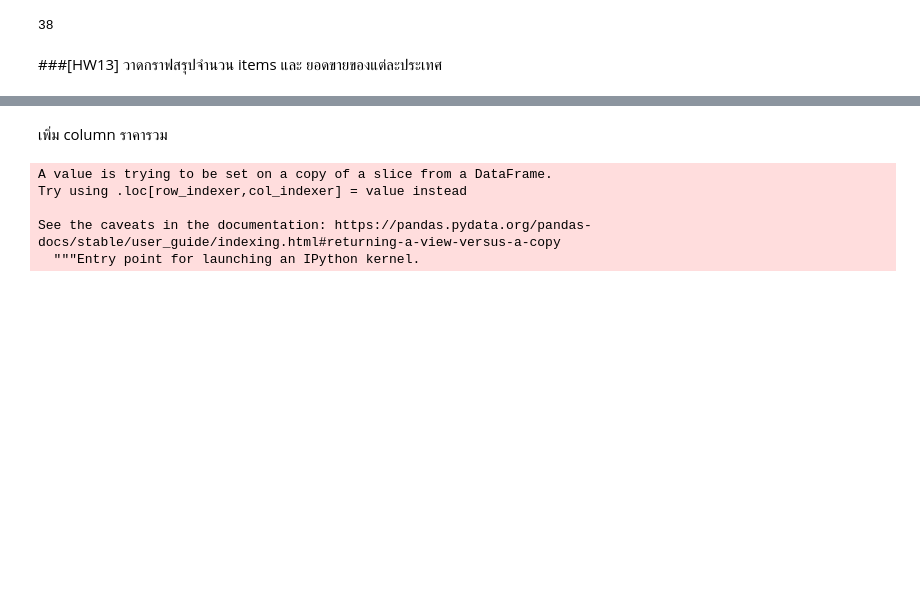
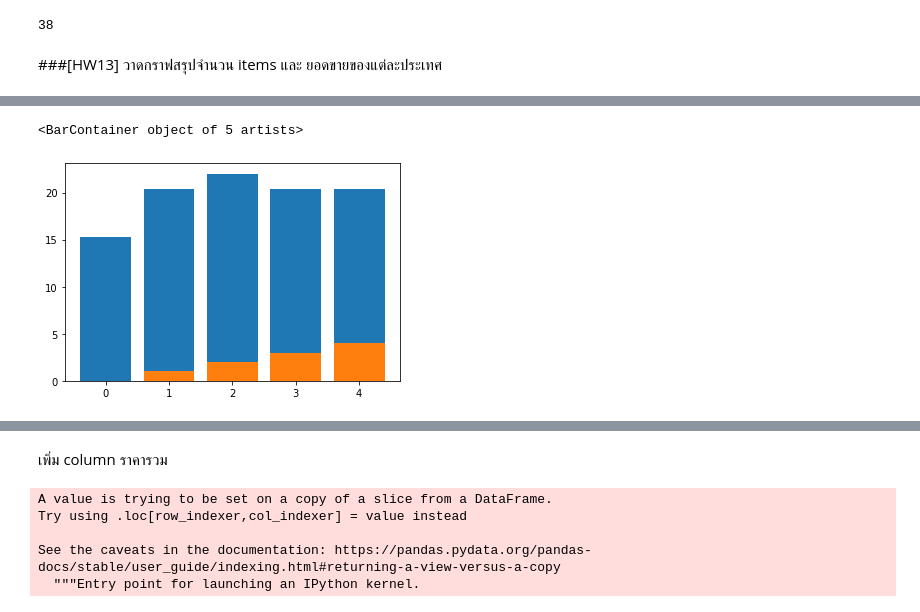
Before and after one commit to Kanyarat-S/DWDM21, a Jupyter notebook: Chapter6_Association_Rules.ipynb, the cells around one changed output, grey strips where cells are left out. Drawn from its saved outputs; the diff is of its cells as text; code cells hidden in the pictures; blank space fills up the shorter version.

```diff
--- a/Chapter6_Association_Rules.ipynb
+++ b/Chapter6_Association_Rules.ipynb
@@ -140,0 +191,6 @@ len(set(data['Country']))
+# %%
+plt.bar([0,1,2,3,4],sales)
+plt.bar([0,1,2,3,4],Country)
+# %% [output]
+<BarContainer object of 5 artists>
+[figure, added]
```
Also changed, not shown: parts of 13 cells of this notebook.
